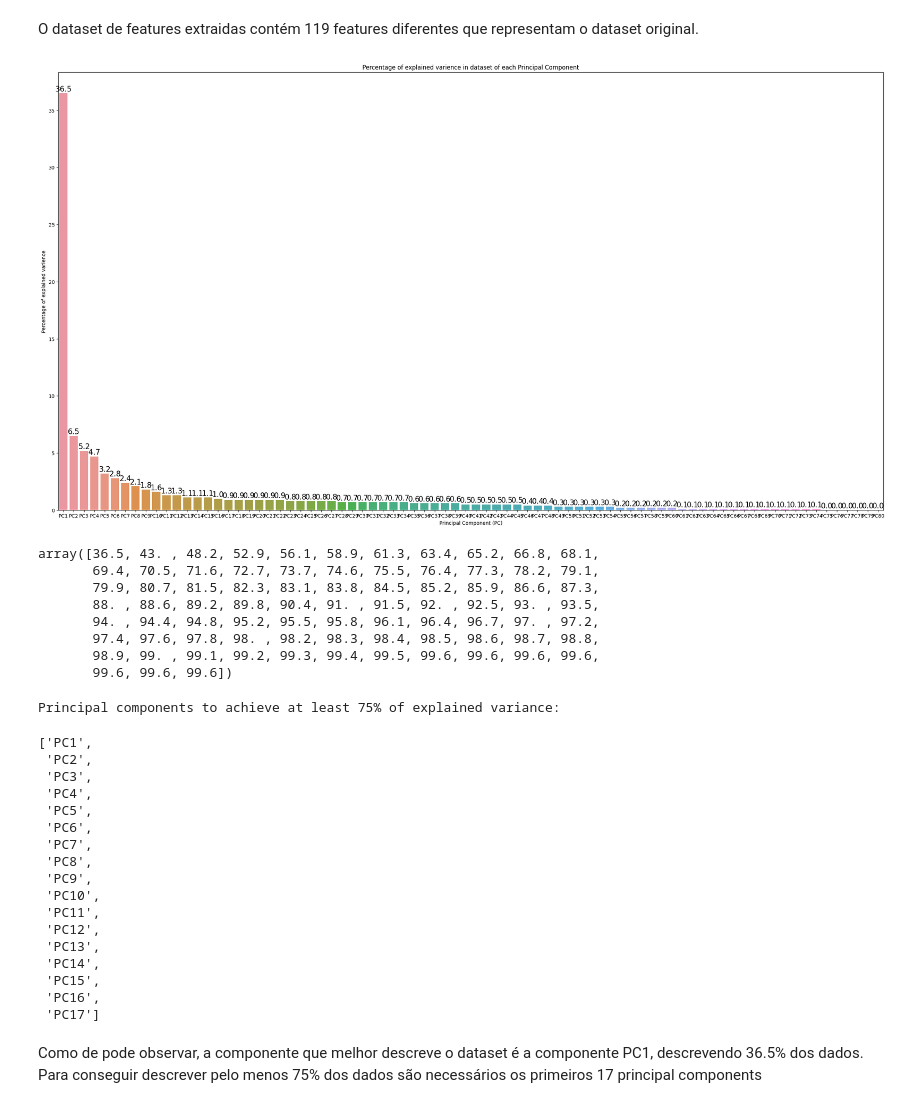
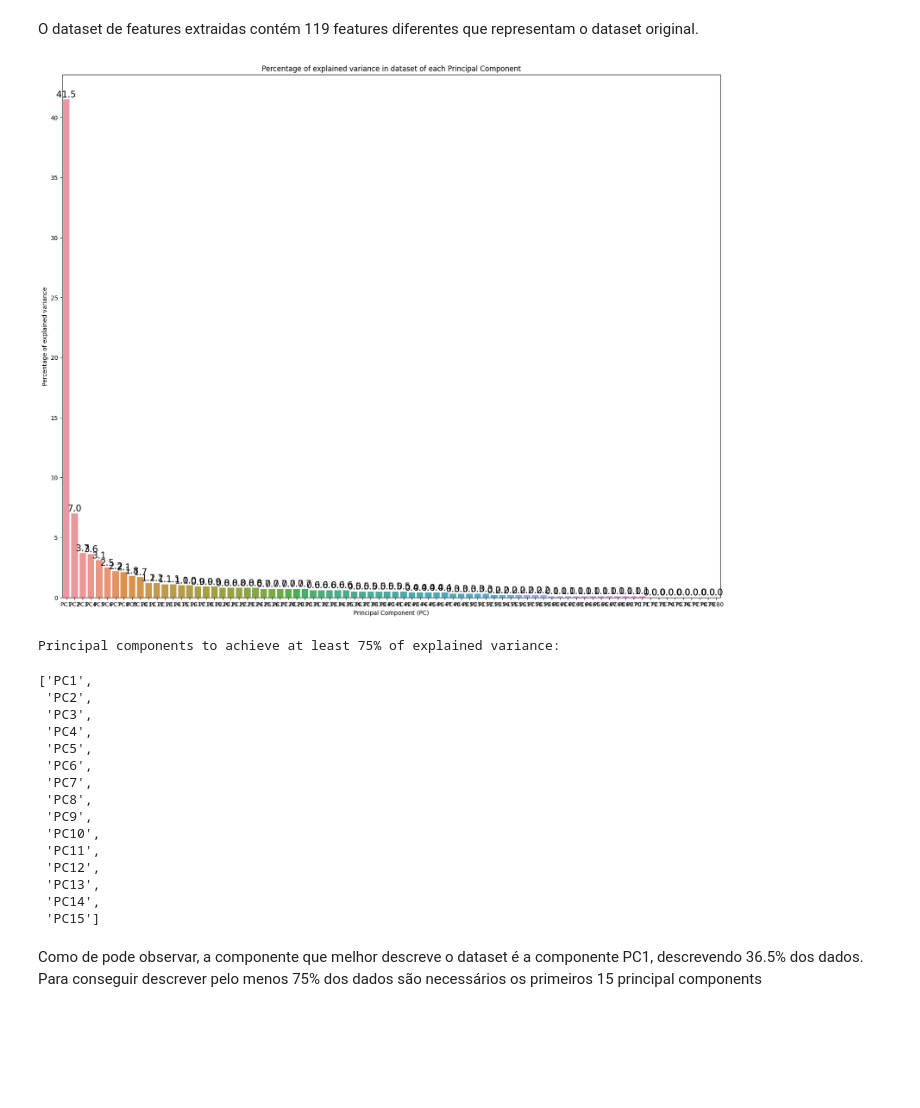
Before and after one commit to PugtgYosuky/clf-human-activities, a Jupyter notebook: src/project.ipynb, the cells around one changed output. Saved outputs shown, nothing was run; the diff lists cells and outputs as text; code cells hidden in the pictures; blank space fills up the shorter version.

Commit message:
Change pca - relevant features and device used

```diff
--- a/src/project.ipynb
+++ b/src/project.ipynb
@@ -829,7 +826,7 @@ from sklearn.preprocessing import StandardScaler
 # %%
 scaled_data = StandardScaler().fit_transform(features_data)
 # %%
-pca = PCA(n_components=80)
+pca = PCA()
 pca.fit(scaled_data)
 pca_data = pca.transform(scaled_data)
 # %%
@@ -838,39 +835,31 @@ percentage_var = np.round(pca.explained_variance_ratio_ * 100, decimals=1)
 # %%
 # labels of each principal component
 labels_pca = [f'PC{x}' for x in range(1, len(percentage_var) + 1)]
+# %%
+def plot_pc(labels_pca, percentage_var, title='Percentage of explained variance in dataset of each Principal Component'):
+    plt.figure(figsize=(20, 16))
+    plots = sns.barplot(x='Principal Component', y='Percentage of explained varience',
+                        data={'Principal Component' : labels_pca,
+                            'Percentage of explained varience': percentage_var})
+    for bar in plots.patches:
+        plots.annotate(format(bar.get_height(), '.1f'),
+                    (bar.get_x() + bar.get_width() / 2,
+                        bar.get_height()), ha='center', va='center',
+                    size=15, xytext=(0, 8),
+                    textcoords='offset points')
+    plt.xlabel('Principal Component (PC)')
+    plt.ylabel('Percentage of explained variance')
+    plt.title(title)
+    plt.show()
 # %%
-plt.figure(figsize=(30, 16))
-plots = sns.barplot(x='Principal Component', y='Percentage of explained varience',
-                    data={'Principal Component' : labels_pca,
-                         'Percentage of explained varience': percentage_var})
-for bar in plots.patches:
-    plots.annotate(format(bar.get_height(), '.1f'),
-                   (bar.get_x() + bar.get_width() / 2,
-                    bar.get_height()), ha='center', va='center',
-                   size=15, xytext=(0, 8),
-                   textcoords='offset points')
-plt.xlabel('Principal Component (PC)')
-plt.ylabel('Percentage of explained varience')
-plt.title('Percentage of explained varience in dataset of each Principal Component')
-plt.show()
+plot_pc(labels_pca, percentage_var)
 # %% [output]
-[figure, old version]
+[figure, new version]
-# %%
-cumulative_sum = np.cumsum(percentage_var)
-cumulative_sum
-# %% [output]
-array([36.5, 43. , 48.2, 52.9, 56.1, 58.9, 61.3, 63.4, 65.2, 66.8, 68.1,
-       69.4, 70.5, 71.6, 72.7, 73.7, 74.6, 75.5, 76.4, 77.3, 78.2, 79.1,
-       79.9, 80.7, 81.5, 82.3, 83.1, 83.8, 84.5, 85.2, 85.9, 86.6, 87.3,
-       88. , 88.6, 89.2, 89.8, 90.4, 91. , 91.5, 92. , 92.5, 93. , 93.5,
-       94. , 94.4, 94.8, 95.2, 95.5, 95.8, 96.1, 96.4, 96.7, 97. , 97.2,
-       97.4, 97.6, 97.8, 98. , 98.2, 98.3, 98.4, 98.5, 98.6, 98.7, 98.8,
-       98.9, 99. , 99.1, 99.2, 99.3, 99.4, 99.5, 99.6, 99.6, 99.6, 99.6,
-       99.6, 99.6, 99.6])
 # %%
 print('Principal components to achieve at least 75% of explained variance:')
 cumulative_sum = np.cumsum(percentage_var)
-labels_pca[:np.argmax(cumulative_sum >= 75)]
+relevant_pc = np.argmax(cumulative_sum >= 75)
+labels_pca[:relevant_pc]
 # %% [output]
 Principal components to achieve at least 75% of explained variance:
 ['PC1',
@@ -887,8 +876,6 @@ Principal components to achieve at least 75% of explained variance:
  'PC12',
  'PC13',
  'PC14',
- 'PC15',
- 'PC16',
- 'PC17']
+ 'PC15']
 # %% [markdown]
-Como de pode observar, a componente que melhor descreve o dataset é a componente PC1, descrevendo 36.5% dos dados. Para conseguir descrever pelo menos 75% dos dados são necessários os primeiros 17 principal components
+Como de pode observar, a componente que melhor descreve o dataset é a componente PC1, descrevendo 36.5% dos dados. Para conseguir descrever pelo menos 75% dos dados são necessários os primeiros 15 principal components
```
Also changed, not shown: parts of 11 cells of this notebook.
